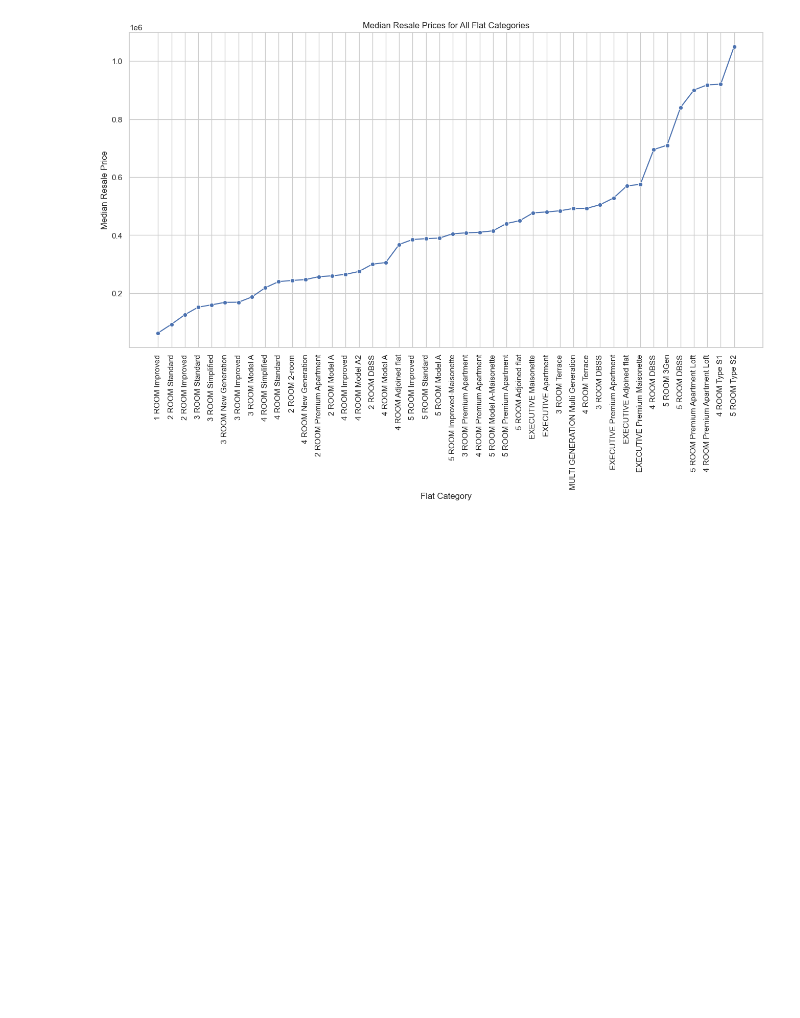
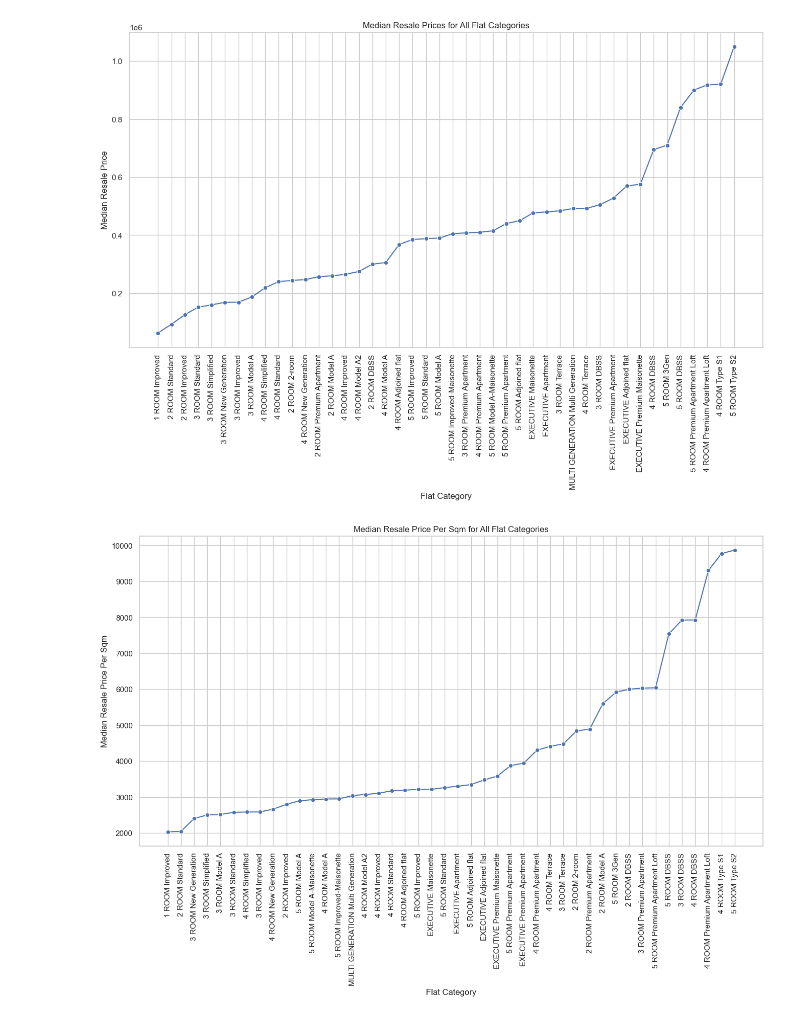
Before and after one commit to kkinmunn/is4303_hdbresale, a Jupyter notebook: eda/eda.ipynb, the cells around one changed output. Cells and saved outputs as stored; diff of their text form; code cells hidden in the pictures; blank space fills up the shorter version.

```diff
--- a/eda/eda.ipynb
+++ b/eda/eda.ipynb
@@ -529,4 +520,20 @@ plt.ylabel('Median Resale Price')
 plt.show()
 # %% [output]
 [figure]
+# %%
+# Finding median resale price per sqm across all flat categories
+data_hdb_raw['price_per_sqm'] = data_hdb_raw['resale_price'] / data_hdb_raw['floor_area_sqm']
+median_pps_flat_cat = data_hdb_raw.groupby(['flat_category'])['price_per_sqm'].median().reset_index()
+median_pps_flat_cat = median_pps_flat_cat.sort_values(by='price_per_sqm')
+
+# plot the aggregated data
+plt.figure(figsize=(16, 8))
+sns.lineplot(x='flat_category', y='price_per_sqm', data=median_pps_flat_cat, marker='o')
+plt.xticks(rotation=90)
+plt.title('Median Resale Price Per Sqm for All Flat Categories')
+plt.xlabel('Flat Category')
+plt.ylabel('Median Resale Price Per Sqm')
+plt.show()
+# %% [output]
+[figure, added]
 # %%
```
Also changed, not shown: parts of 6 cells of this notebook.
